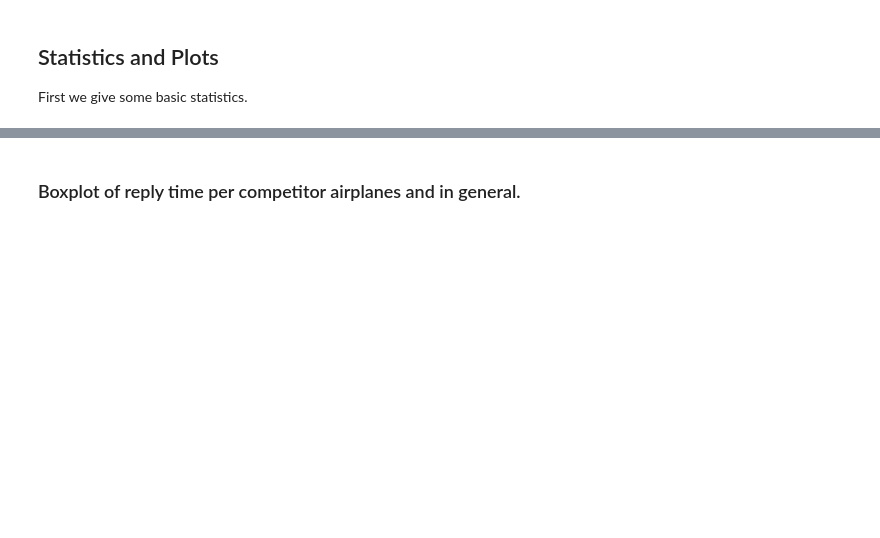
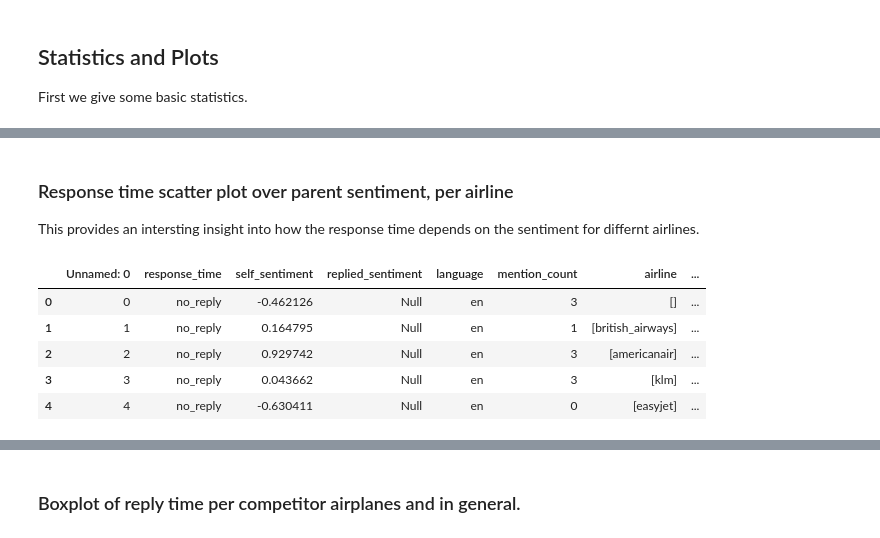
Before and after one commit to danamira/DBL-Data-Challenge, a Jupyter notebook: response_time_stats.ipynb, the cells around one changed output, grey strips where cells are left out. Saved outputs shown, nothing was run; the diff lists cells and outputs as text; code cells hidden in the pictures; blank space fills up the shorter version.

```diff
--- a/response_time_stats.ipynb
+++ b/response_time_stats.ipynb
@@ -152,0 +234,13 @@ Text(0, 0.5, 'Percentage [%]')
+# %% [markdown]
+### Response time scatter plot over parent sentiment, per airline
+This provides an intersting insight into how the response time depends on the sentiment for differnt airlines.
+# %%
+# Root-dataframe
+df_csv.head()
+# %% [output]
+|  | Unnamed: 0 | response_time | self_sentiment | replied_sentiment | language | mention_count | airline | ... |
+| 0 | 0 | no_reply | -0.462126 | Null | en | 3 | [] | ... |
+| 1 | 1 | no_reply | 0.164795 | Null | en | 1 | [british_airways] | ... |
+| 2 | 2 | no_reply | 0.929742 | Null | en | 3 | [americanair] | ... |
+| 3 | 3 | no_reply | 0.043662 | Null | en | 3 | [klm] | ... |
+| 4 | 4 | no_reply | -0.630411 | Null | en | 0 | [easyjet] | ... |
```
Also changed, not shown: parts of 21 cells of this notebook, 3 other files.
